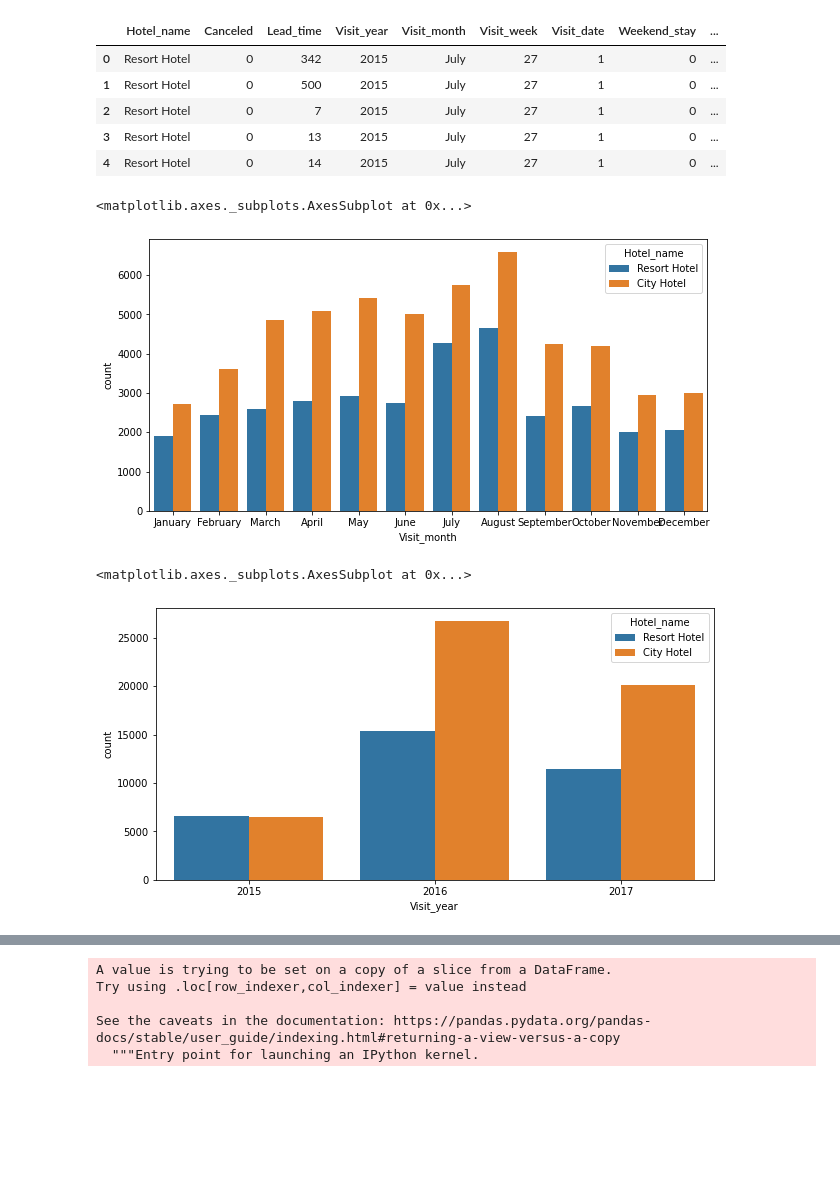
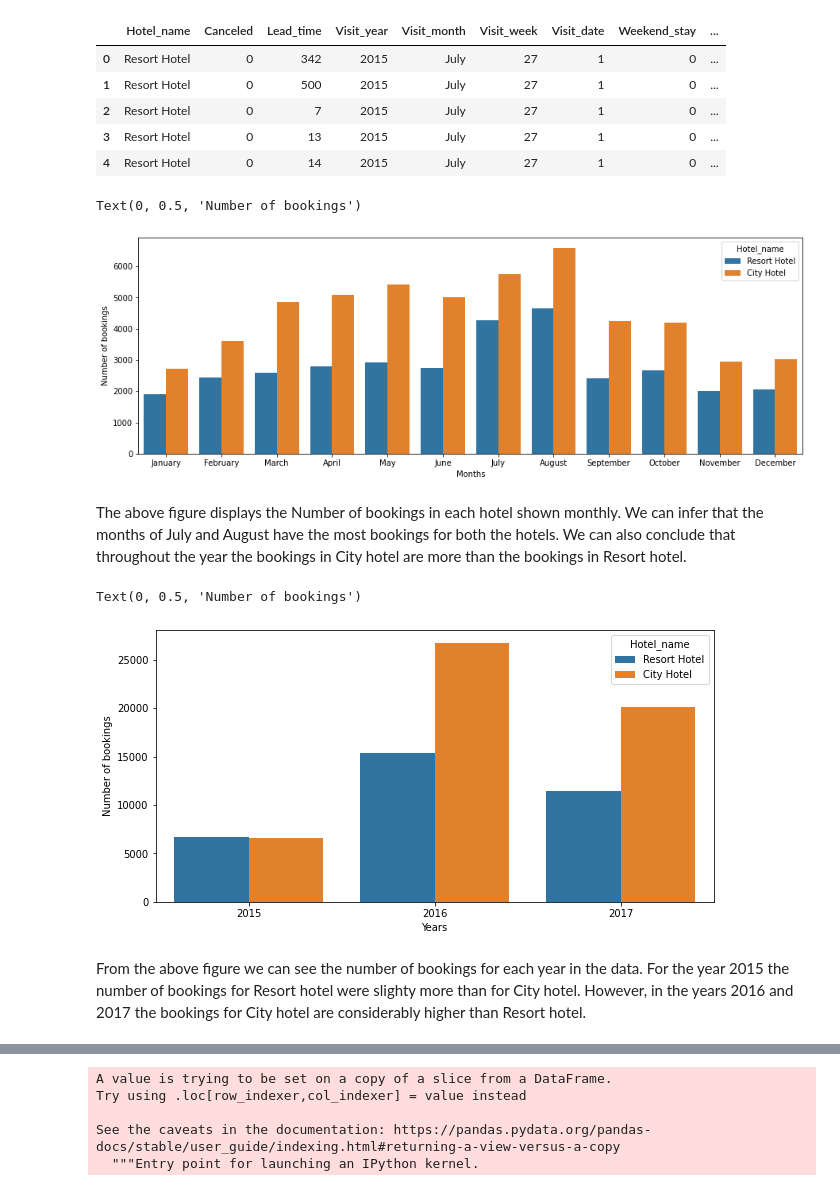
Before and after one commit to Shantanu0113/Hotel-Booking-Analysis, a Jupyter notebook: Shantanu_collab.ipynb, the cells around one changed output, grey strips where cells are left out. Drawn from its saved outputs; the diff is of its cells as text; code cells hidden in the pictures; blank space fills up the shorter version.

```diff
--- a/Shantanu_collab.ipynb
+++ b/Shantanu_collab.ipynb
@@ -415,18 +433,27 @@ d1.head()
 | 4 | Resort Hotel | 0 | 14 | 2015 | July | 27 | 1 | 0 | ... |
 # %%
 Months_odr= ['January', 'February', 'March', 'April', 'May', 'June', 'July', 'August', 'September', 'October', 'November', 'December']
-plt.figure(figsize= (10,5))
+plt.figure(figsize= (15,5))
 #hotel['Month']= hotel['Reservation_date'].apply(lambda x: x.strftime("%Y-%m-%d") [5:7])
 sns.countplot(x=hotel['Visit_month'], data= hotel, order=Months_odr, hue='Hotel_name')
+plt.xlabel('Months')
+plt.ylabel('Number of bookings')
 # %% [output]
-<matplotlib.axes._subplots.AxesSubplot at 0x...>
+Text(0, 0.5, 'Number of bookings')
-[figure, old version]
+[figure, new version]
+# %% [markdown]
+The above figure displays the Number of bookings in each hotel shown monthly.
+We can infer that the months of July and August have the most bookings for both the hotels. We can also conclude that throughout the year the bookings in City hotel are more than the bookings in Resort hotel.
 # %%
 plt.figure(figsize=(10,5))
 sns.countplot(x= hotel['Visit_year'] ,data=hotel ,hue='Hotel_name')
+plt.xlabel('Years')
+plt.ylabel('Number of bookings')
 # %% [output]
-<matplotlib.axes._subplots.AxesSubplot at 0x...>
+Text(0, 0.5, 'Number of bookings')
-[figure, old version]
+[figure, new version]
+# %% [markdown]
+From the above figure we can see the number of bookings for each year in the data. For the year 2015 the number of bookings for Resort hotel were slighty more than for City hotel. However, in the years 2016 and 2017 the bookings for City hotel are considerably higher than Resort hotel.
 # %%
 plt.figure(figsize=(25,10))
 sns.countplot(x='Visit_date', data=hotel, hue='Hotel_name')
```
Also changed, not shown: parts of 37 cells of this notebook.
